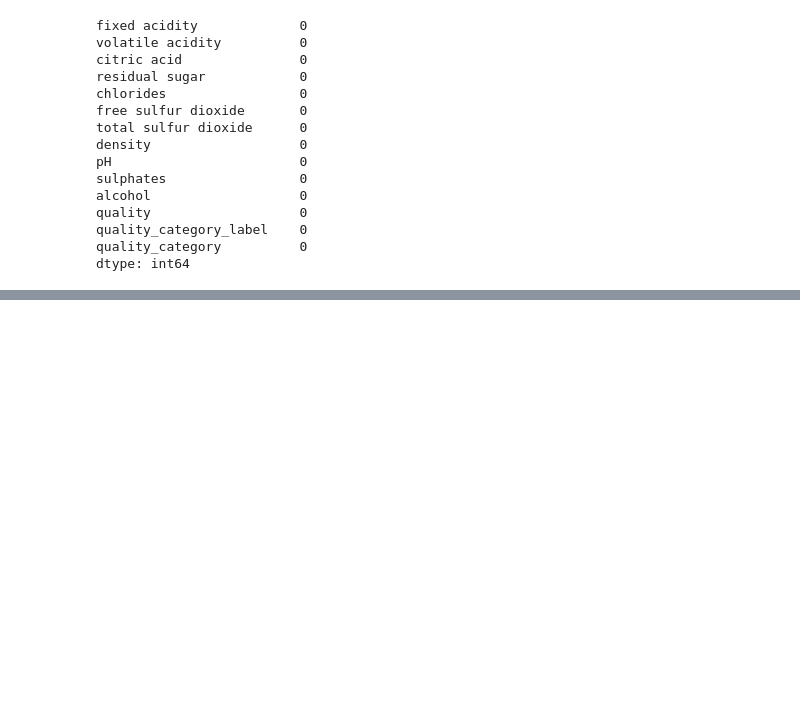
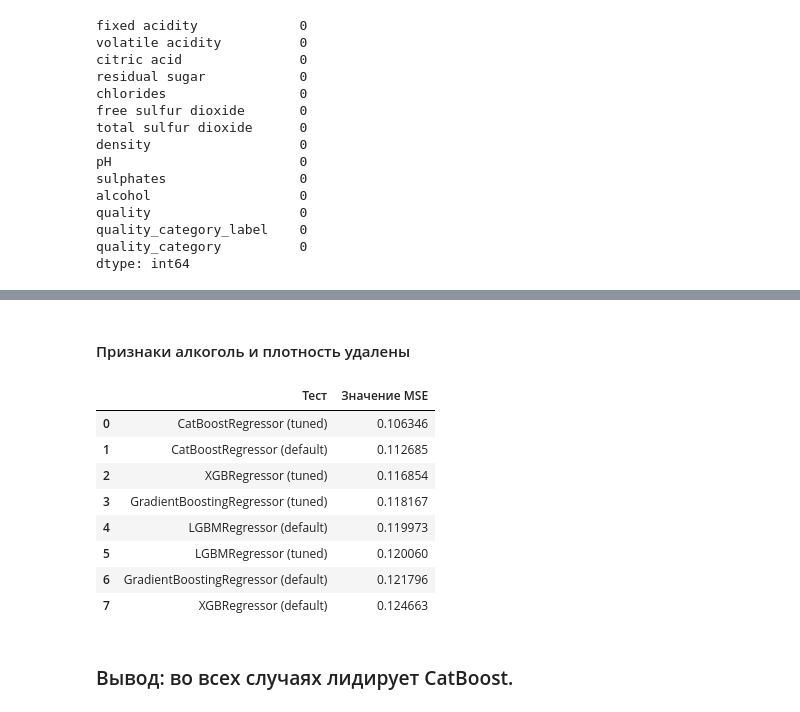
Before and after one commit to Ralfikus/ml-home-tasks, a Jupyter notebook: 6_home_task/home_task_gb.ipynb, the cells around one changed output, grey strips where cells are left out. Cells and saved outputs as stored; diff of their text form; code cells hidden in the pictures; blank space fills up the shorter version.

```diff
--- a/6_home_task/home_task_gb.ipynb
+++ b/6_home_task/home_task_gb.ipynb
@@ -405,0 +454,16 @@ display_importances(best_lgbm)
+# %% [markdown]
+#### Признаки алкоголь и плотность удалены
+# %%
+pd.DataFrame(final_result.values()).sort_values(by='Значение MSE').reset_index(drop=True)
+# %% [output]
+|  | Тест | Значение MSE |
+| 0 | CatBoostRegressor (tuned) | 0.106346 |
+| 1 | CatBoostRegressor (default) | 0.112685 |
+| 2 | XGBRegressor (tuned) | 0.116854 |
+| 3 | GradientBoostingRegressor (tuned) | 0.118167 |
+| 4 | LGBMRegressor (default) | 0.119973 |
+| 5 | LGBMRegressor (tuned) | 0.120060 |
+| 6 | GradientBoostingRegressor (default) | 0.121796 |
+| 7 | XGBRegressor (default) | 0.124663 |
+# %% [markdown]
+### Вывод: во всех случаях лидирует CatBoost.
```
Also changed, not shown: parts of 20 cells of this notebook.
